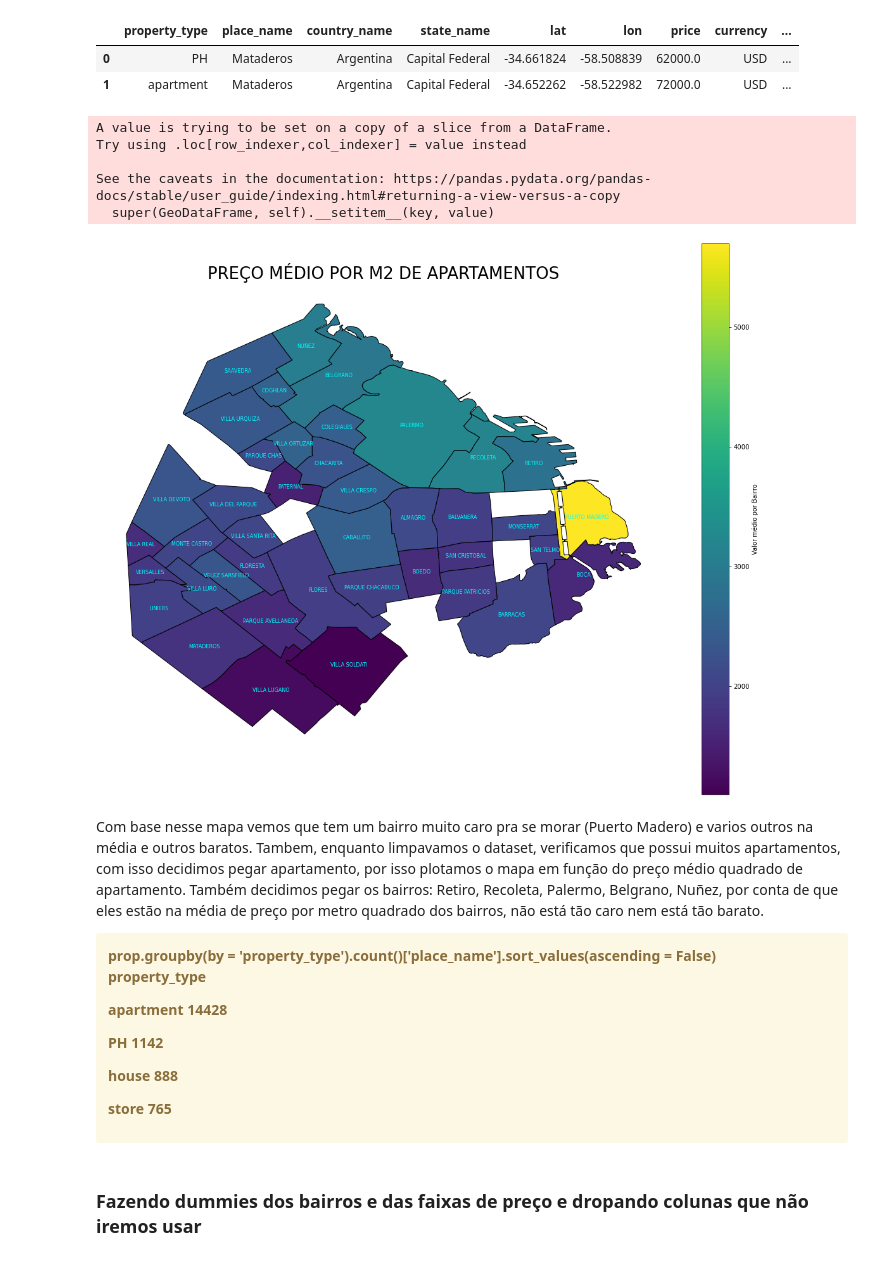
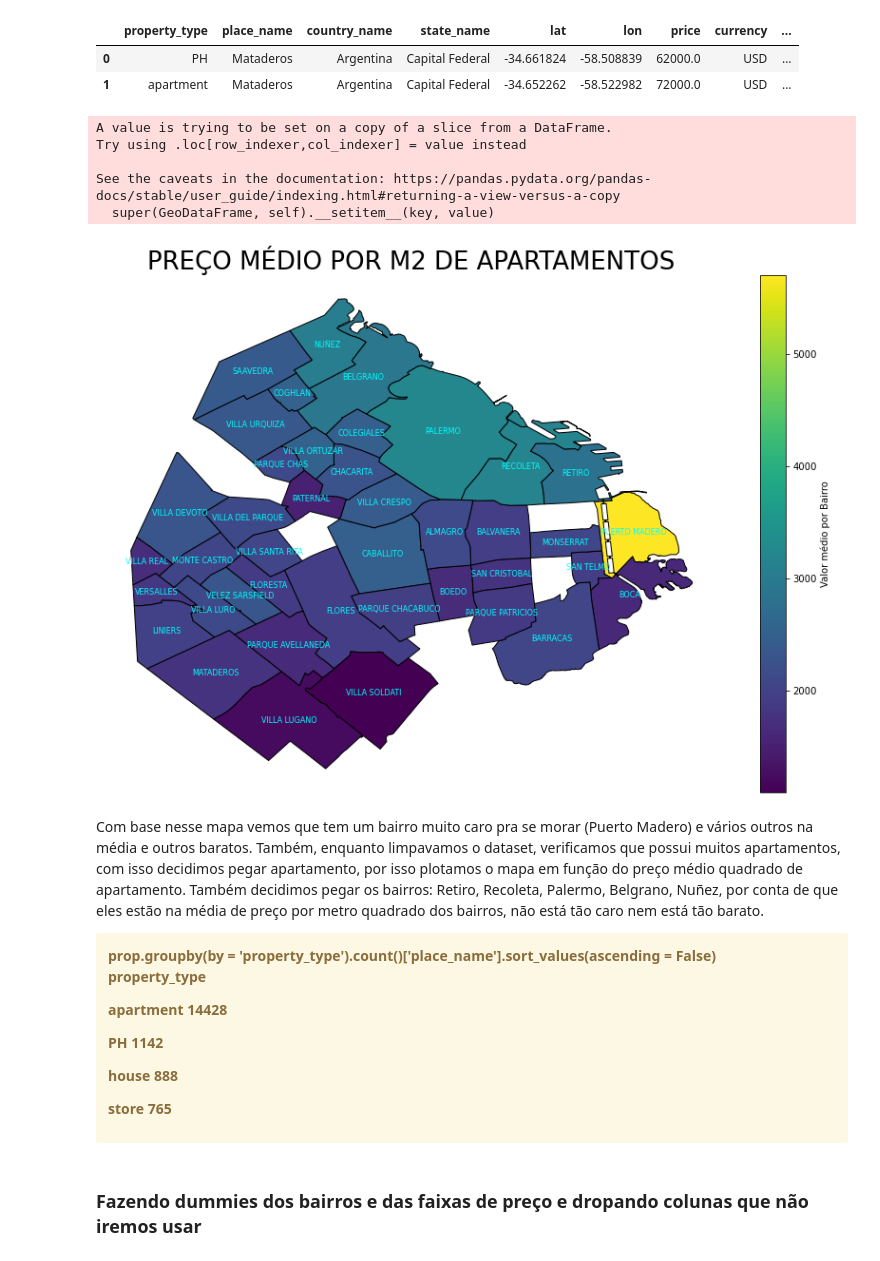
Before and after one commit to rguto11/Projeto_Integrador2, a Jupyter notebook: ProjetoIntegrador2.ipynb, the cells around one changed output. Cells and saved outputs as stored; diff of their text form; code cells hidden in the pictures.

```diff
--- a/ProjetoIntegrador2.ipynb
+++ b/ProjetoIntegrador2.ipynb
@@ -241,37 +241,37 @@ prop.head(2)
 # %%
 df_apart = prop.loc[ : , ['property_type', 'place_name', 'avg_price_m2']]
 
 avg_bairro_apart = df_apart.loc[df_apart['property_type'] == 'apartment']
 avg_bairro_apart['place_name'] = avg_bairro_apart['place_name'].str.upper()
 
 geodata_apart = pd.merge(left=avg_bairro_apart, right=df_bairros, left_on='place_name', right_on='NEIGHBORHOOD', how='inner')
 geodata_apart = geodata_apart.rename(columns={"WKT": "geometry"})
 geodata_apart = geodata_apart.drop(columns=['NEIGHBORHOOD','COMMUNE','PERIMETER','AREA'])
 geodata_apart = geodata_apart.drop_duplicates(subset=['place_name'])
 
 geodf_apart = gpd.GeoDataFrame(geodata_apart)
 
 ax = geodf_apart.loc[geodf_apart['property_type'] == 'apartment'].plot(
-    figsize=(20,16),
+    figsize=(15,10),
     edgecolor='black',column='avg_price_m2',
     legend=True,
     legend_kwds={'label': "Valor médio por Bairro",'orientation':"vertical" })
 
 for i in geodf_apart.index:
     plt.text(geodf_apart.geometry.centroid[i].coords[0][0], geodf_apart.geometry.centroid[i].coords[0][1], geodf_apart.place_name[i],
              fontsize=8, horizontalalignment='center', verticalalignment='center', color = 'cyan')
 
 ax.set_axis_off();
 ax.set_title("PREÇO MÉDIO POR M2 DE APARTAMENTOS",fontsize=26);
 # %% [output]
 A value is trying to be set on a copy of a slice from a DataFrame.
 Try using .loc[row_indexer,col_indexer] = value instead
 
 See the caveats in the documentation: https://pandas.pydata.org/pandas-docs/stable/user_guide/indexing.html#returning-a-view-versus-a-copy
   super(GeoDataFrame, self).__setitem__(key, value)
-[figure, old version]
+[figure, new version]
 # %% [markdown]
-Com base nesse mapa vemos que tem um bairro muito caro pra se morar (Puerto Madero) e varios outros na média e outros baratos. Tambem, enquanto limpavamos o dataset, verificamos que possui muitos apartamentos, com isso decidimos pegar apartamento, por isso plotamos o mapa em função do preço médio quadrado de apartamento.
+Com base nesse mapa vemos que tem um bairro muito caro pra se morar (Puerto Madero) e vários outros na média e outros baratos. Também, enquanto limpavamos o dataset, verificamos que possui muitos apartamentos, com isso decidimos pegar apartamento, por isso plotamos o mapa em função do preço médio quadrado de apartamento.
 Também decidimos pegar os bairros: Retiro, Recoleta, Palermo, Belgrano, Nuñez, por conta de que eles estão na média de preço por metro quadrado dos bairros, não está tão caro nem está tão barato.
 
 <div class="alert alert-block alert-warning">
```
Also changed, not shown: parts of 22 cells of this notebook, 1 other file.
